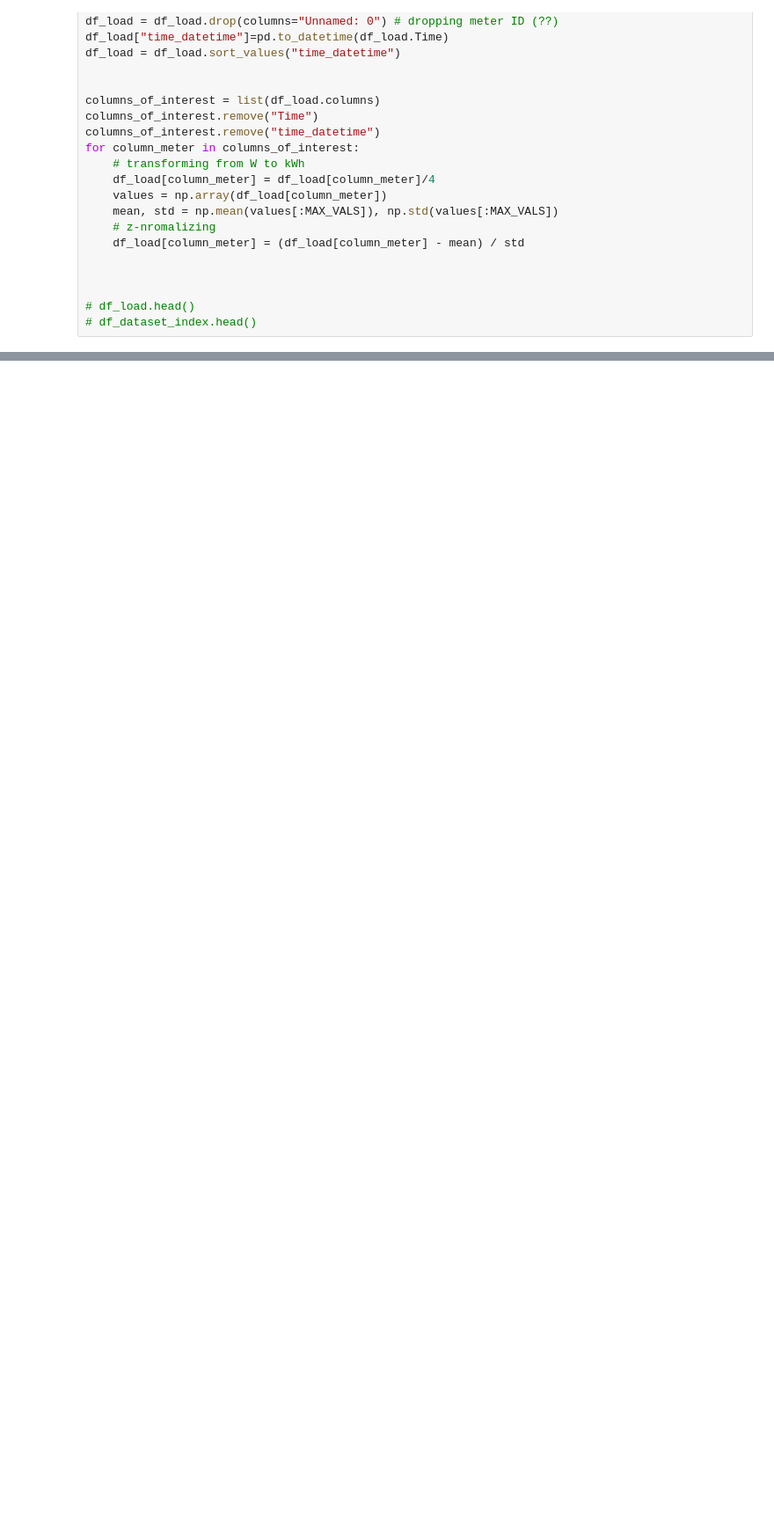
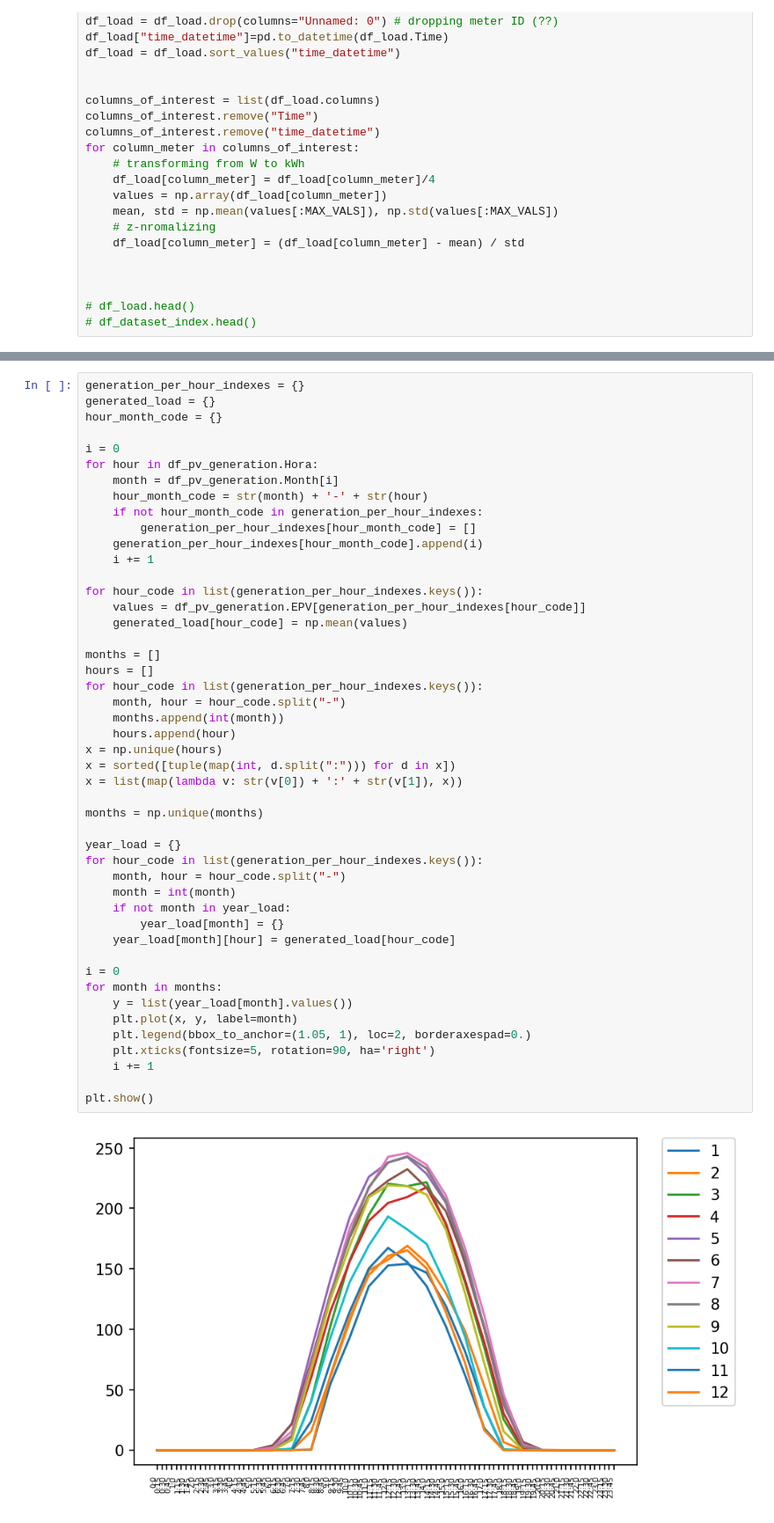
Before and after one commit to antonioalmeida/hack-the-electron-a, a Jupyter notebook: data_reader.ipynb, the cells around one changed output, grey strips where cells are left out. Shown at 88% size. Drawn from its saved outputs; the diff is of its cells as text; blank space fills up the shorter version.

```diff
--- a/data_reader.ipynb
+++ b/data_reader.ipynb
@@ -78,0 +248,49 @@ plt.plot(x,y)
+# %%
+generation_per_hour_indexes = {}
+generated_load = {}
+hour_month_code = {}
+
+i = 0
+for hour in df_pv_generation.Hora:
+    month = df_pv_generation.Month[i]
+    hour_month_code = str(month) + '-' + str(hour)
+    if not hour_month_code in generation_per_hour_indexes:
+        generation_per_hour_indexes[hour_month_code] = []
+    generation_per_hour_indexes[hour_month_code].append(i)
+    i += 1
+
+for hour_code in list(generation_per_hour_indexes.keys()):
+    values = df_pv_generation.EPV[generation_per_hour_indexes[hour_code]]
+    generated_load[hour_code] = np.mean(values)
+
+months = []
+hours = []
+for hour_code in list(generation_per_hour_indexes.keys()):
+    month, hour = hour_code.split("-")
+    months.append(int(month))
+    hours.append(hour)
+x = np.unique(hours)
+x = sorted([tuple(map(int, d.split(":"))) for d in x])
+x = list(map(lambda v: str(v[0]) + ':' + str(v[1]), x))
+
+months = np.unique(months)
+
+year_load = {}
+for hour_code in list(generation_per_hour_indexes.keys()):
+    month, hour = hour_code.split("-")
+    month = int(month)
+    if not month in year_load:
+        year_load[month] = {}
+    year_load[month][hour] = generated_load[hour_code]
+
+i = 0
+for month in months:
+    y = list(year_load[month].values())
+    plt.plot(x, y, label=month)
+    plt.legend(bbox_to_anchor=(1.05, 1), loc=2, borderaxespad=0.)
+    plt.xticks(fontsize=5, rotation=90, ha='right')
+    i += 1
+
+plt.show()
+# %% [output]
+[figure, added]
```
Also changed, not shown: parts of 18 cells of this notebook, 7 other files.
